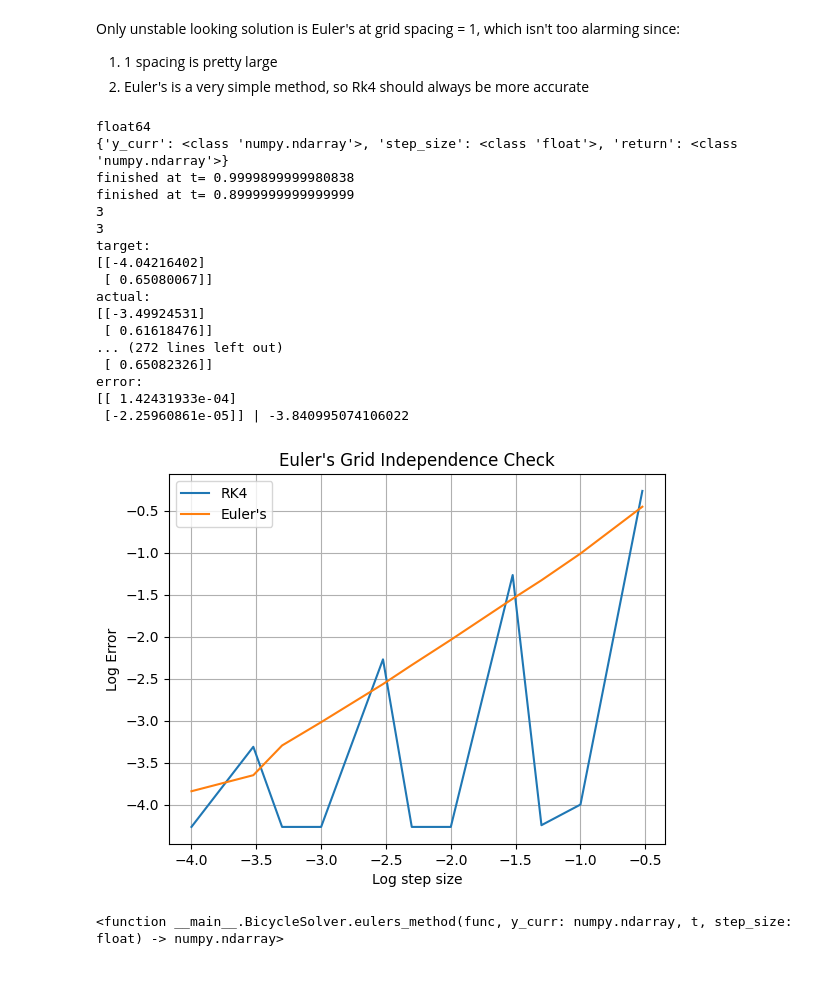
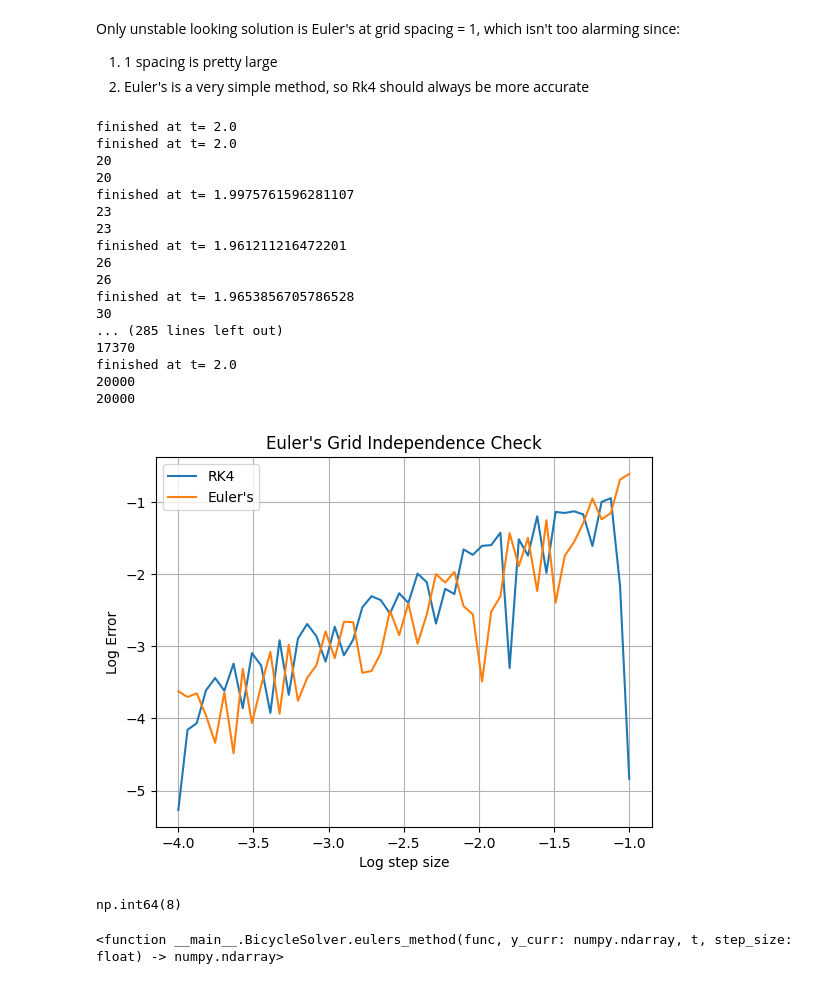
Before and after one commit to hepromark/BicycleModelExploration, a Jupyter notebook: final_notebook.ipynb, the cells around one changed output. Cells and saved outputs as stored; diff of their text form; code cells hidden in the pictures.

```diff
--- a/final_notebook.ipynb
+++ b/final_notebook.ipynb
@@ -82,16 +82,21 @@ class BicycleSolver:
             ]
         ,dtype=np.float64)
 
-    def solve(self, iterator, func, init_vector: np.ndarray, init_t, max_iter: int, step_size: float):
+    def solve(self, iterator, func, init_vector: np.ndarray, init_t, max_iter: int, step_size: float, t_final=None):
         """
         Generalized iterative solver that solves Y' = func using the specified iteration method.
         """
         y = init_vector.copy()
         res = []
-        t = init_t
-        for i in range(max_iter):
+
+        t_values = np.linspace(init_t, init_t + max_iter * step_size, max_iter)
+        if (t_final):
+            t_values = np.linspace(init_t, t_final, max_iter)
+
+        t = t_values[0]
+        for i in range(len(t_values)):
             y = iterator(func, y, t, step_size)
-            t += step_size
+            t = t_values[i]
             res.append(y)
 
         print(f"finished at t= {t}")
@@ -343,14 +348,14 @@ Only unstable looking solution is Euler's at grid spacing = 1, which isn't too a
 2. Euler's is a very simple method, so Rk4 should always be more accurate
 # %%
 # Log Error vs. Log Grid Spacing Check
-grid_values = [0.3, 0.1, 0.05, 0.03, 0.01, 0.005, 0.003, 0.001, 0.0005, 0.0003, 0.0001]
-# grid_values = [0.1, 0.01, 0.001, 0.0001]
-log_step_size = [np.log10(np.float64(g)) for g in grid_values]
+
+log_step_size = np.linspace(-1, -4, 50)
+grid_values = [np.power(10, i) for i in log_step_size]
 
 highly_exact_step_size = 0.00001
 
 init_vector = np.array([[0.0],[0.0]], dtype=np.float64)
-t_final = 1
+t_final = 2
 init_t = 0
 
 euler_results = []
@@ -366,65 +371,59 @@ solver = BicycleSolver(
     C_alpha_f = 25000,
     C_alpha_r = 21000,
     I_z = 2420,
     u = 75 * 1000 / 3600
 )
 
-print(init_vector.dtype)
-print(solver.rk4.__annotations__)  # Shows expected types
+max_iteration = int(t_final / highly_exact_step_size)
+_, exact_sol = solver.solve(solver.eulers_method, task_a_model, init_vector, 0, max_iteration, highly_exact_step_size, t_final)
 
-max_iteration = int(t_final / highly_exact_step_size)
-_, exact_sol = solver.solve(solver.rk4, task_a_model, init_vector, 0, max_iteration, highly_exact_step_size)
-
-for name, iterator in [("RK4", solver.rk4)""", ("Euler's", solver.eulers_method)"""]:
+for name, iterator in [("RK4", solver.rk4), ("Euler's", solver.eulers_method)
+                       ]:
     log_error = []
     for step_size in grid_values:
         max_iteration = int(t_final / step_size)
         _, hist = solver.solve(iterator, task_a_model, init_vector, 0, max_iteration, step_size)
         print(len(hist))
 
         t_values = np.linspace(init_t, t_final, max_iteration)
         print(len(t_values))
 
         # Compute log error
         target = exact_sol[-1] # we compute error on the last iteration
-
         error = target - hist[-1]
-        print('target:')
-        print(target)
-        print('actual:')
-        print(hist[-1])
-        print('error:')
-        print(f'{error} | {np.log10(np.linalg.norm(error))}')
-        print()
         log_error.append(np.log10(np.linalg.norm(error)))
 
     plt.plot(log_step_size, log_error, label=f"{name}")
 
 plt.xlabel('Log step size')
 plt.ylabel("Log Error")
 plt.title(f"{name} Grid Independence Check")
 plt.legend()
 plt.grid()
 plt.show()
 # %% [output]
-float64
-{'y_curr': <class 'numpy.ndarray'>, 'step_size': <class 'float'>, 'return': <class 'numpy.ndarray'>}
-finished at t= 0.9999899999980838
-finished at t= 0.8999999999999999
-3
-3
-target:
-[[-4.04216402]
- [ 0.65080067]]
-actual:
-[[-3.49924531]
- [ 0.61618476]]
-... (272 lines left out)
- [ 0.65082326]]
-error:
-[[ 1.42431933e-04]
- [-2.25960861e-05]] | -3.840995074106022
+finished at t= 2.0
+finished at t= 2.0
+20
+20
+finished at t= 1.9975761596281107
+23
+23
+finished at t= 1.961211216472201
+26
+26
+finished at t= 1.9653856705786528
+30
+... (285 lines left out)
+17370
+finished at t= 2.0
+20000
+20000
-[figure, old version]
+[figure, new version]
+# %%
+np.power(2,3)
+# %% [output]
+np.int64(8)
 # %%
 iterator
 # %% [output]
```
Also changed, not shown: parts of 2 cells of this notebook.
